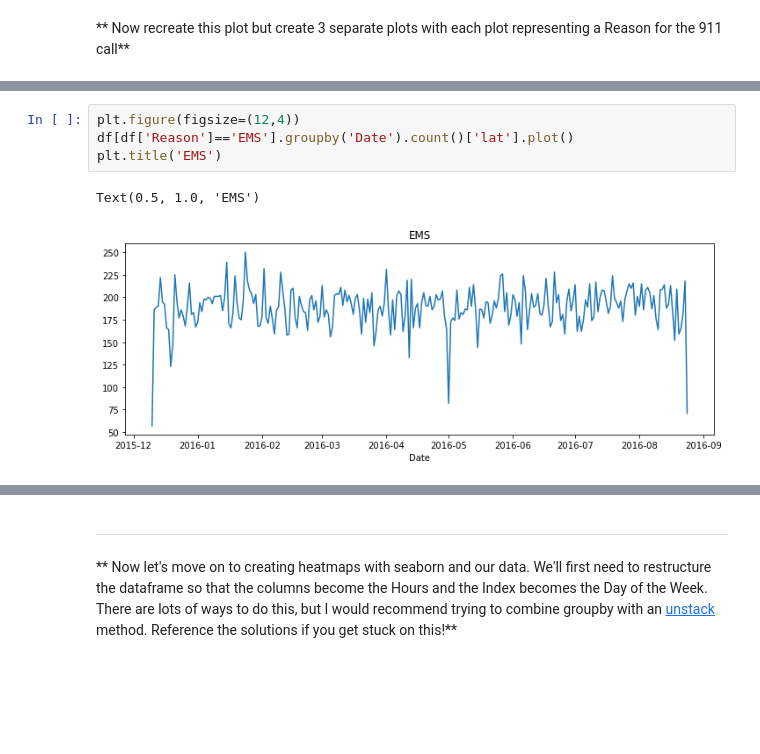
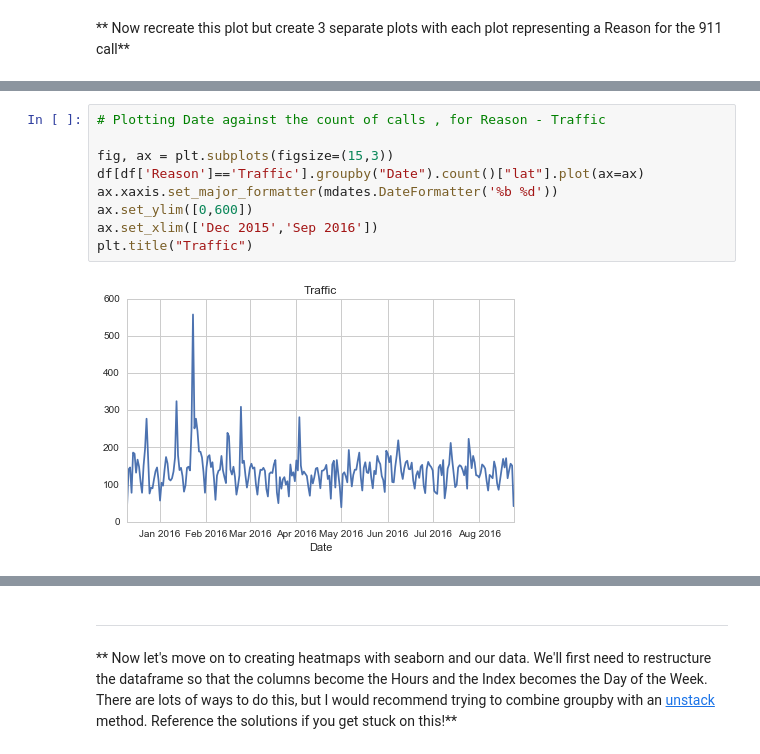
Before and after one commit to myamwalker/Project-2, a Jupyter notebook: 01-911 Calls Data Capstone Project.ipynb, the cells around one changed output, grey strips where cells are left out. Cells and saved outputs as stored; diff of their text form; blank space fills up the shorter version.

```diff
--- a/01-911 Calls Data Capstone Project.ipynb
+++ b/01-911 Calls Data Capstone Project.ipynb
@@ -248,7 +256,11 @@ Text(0.5, 1.0, 'Fire')
-# %%
-plt.figure(figsize=(12,4))
-df[df['Reason']=='EMS'].groupby('Date').count()['lat'].plot()
-plt.title('EMS')
-# %% [output]
-Text(0.5, 1.0, 'EMS')
-[figure, removed]
+# %%
+# Plotting Date against the count of calls , for Reason - Traffic
+
+fig, ax = plt.subplots(figsize=(15,3))
+df[df['Reason']=='Traffic'].groupby("Date").count()["lat"].plot(ax=ax)
+ax.xaxis.set_major_formatter(mdates.DateFormatter('%b %d'))
+ax.set_ylim([0,600])
+ax.set_xlim(['Dec 2015','Sep 2016'])
+plt.title("Traffic")
+# %% [output]
+[figure, added]
```
Also changed, not shown: parts of 50 cells of this notebook.
